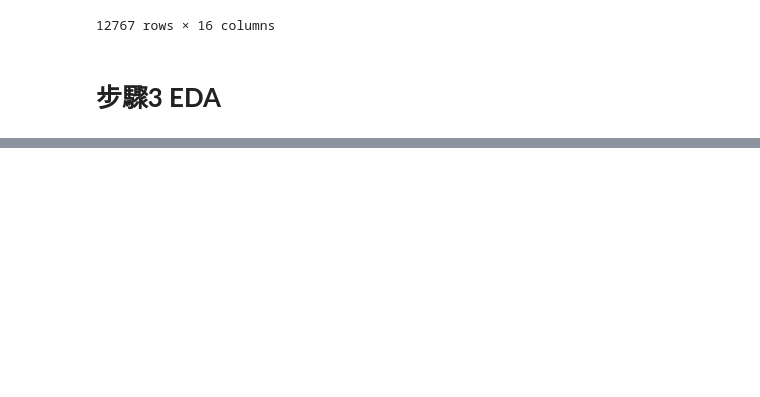
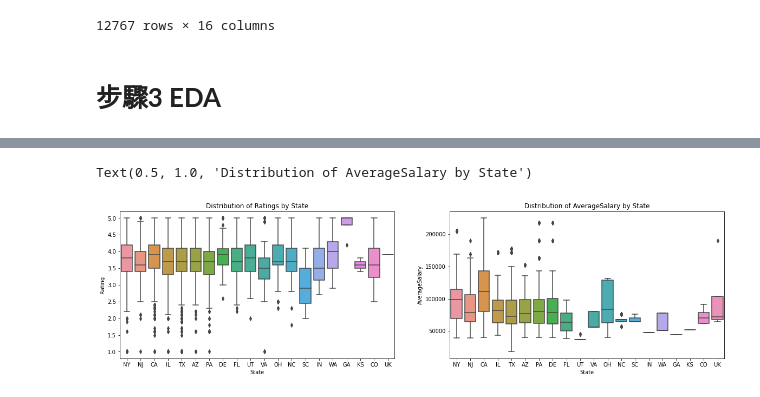
Before and after one commit to DANIEL20625/homework, a Jupyter notebook: homework.ipynb, the cells around one changed output, grey strips where cells are left out. Cells and saved outputs as stored; diff of their text form; code cells hidden in the pictures; blank space fills up the shorter version.

```diff
--- a/homework.ipynb
+++ b/homework.ipynb
@@ -193,0 +254,11 @@ ALL_Data
+# %%
+ALL_Data.drop(['Headquarters'],axis=1,inplace=True)
+ALL_Data.head(5)
+# %%
+plt.rcParams["figure.figsize"] = (20,5)
+fig, ax =plt.subplots(1,2)
+sb.boxplot(x='State',y='Rating',data=ALL_Data,ax=ax[0]).set_title("Distribution of Ratings by State")
+sb.boxplot(x='State',y='AverageSalary',data=ALL_Data,ax=ax[1]).set_title("Distribution of AverageSalary by State")
+# %% [output]
+Text(0.5, 1.0, 'Distribution of AverageSalary by State')
+[figure, added]
```
Also changed, not shown: parts of 15 cells of this notebook.
